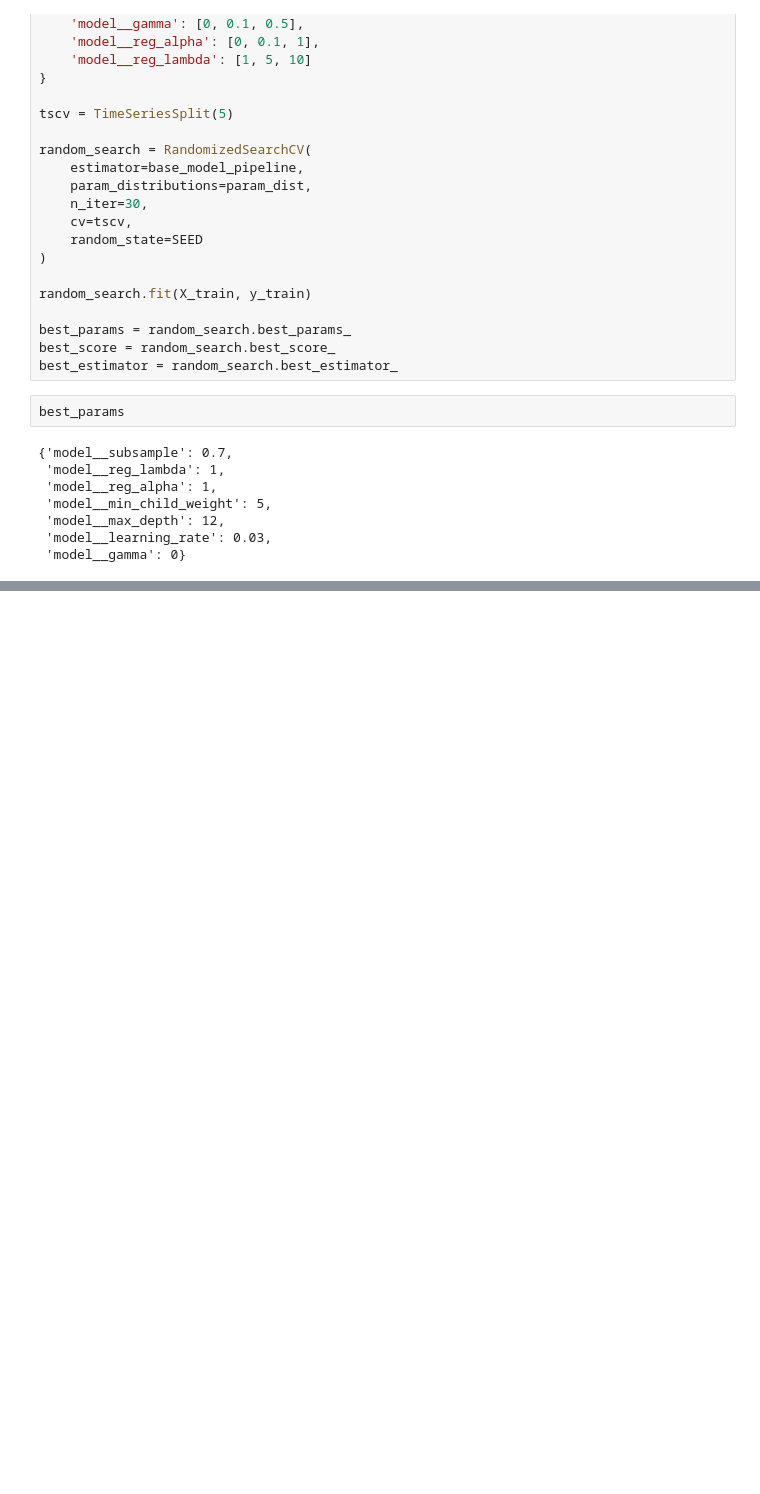
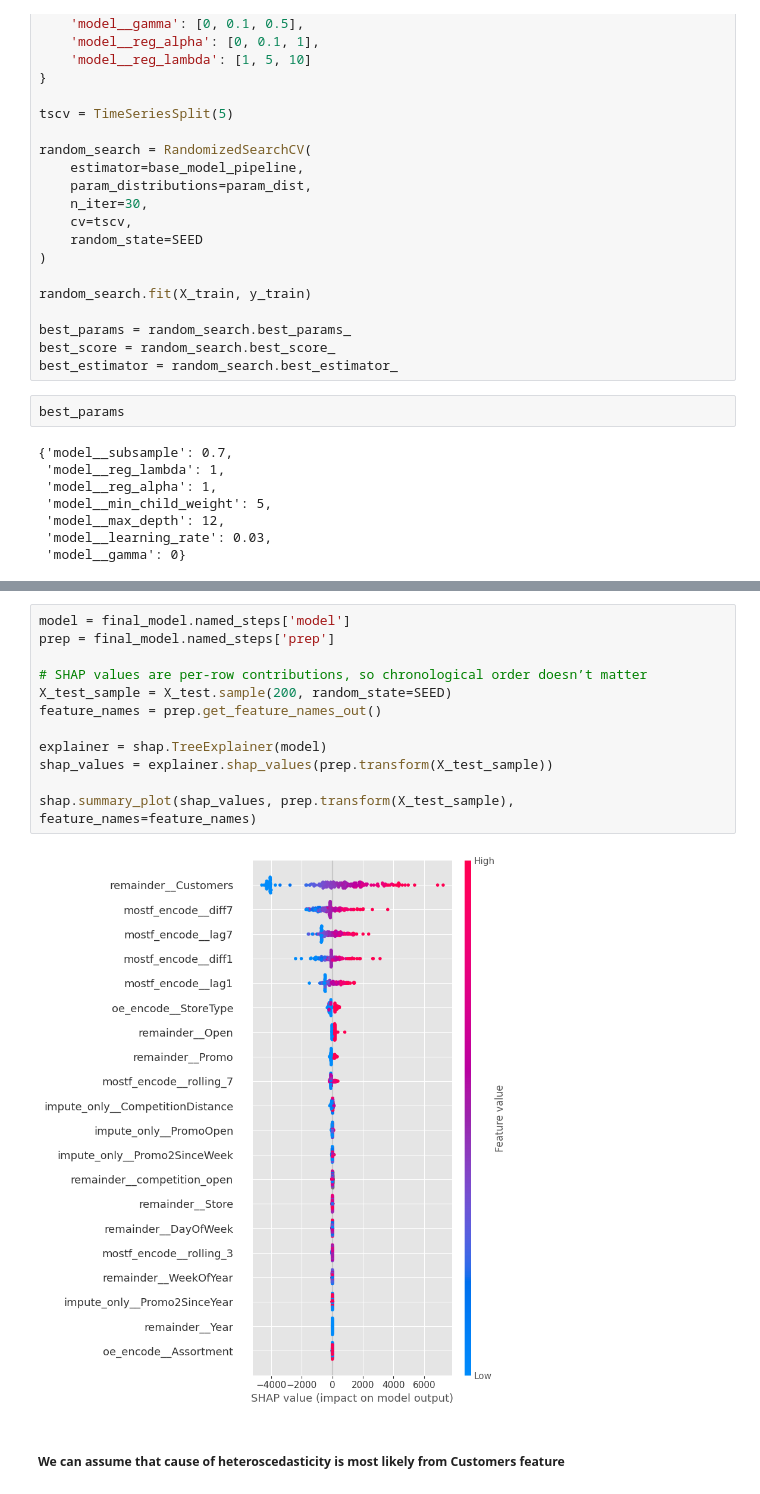
Before and after one commit to martin-har/rossman-repo, a Jupyter notebook: rossman-proj.ipynb, the cells around one changed output, grey strips where cells are left out. Saved outputs shown, nothing was run; the diff lists cells and outputs as text; blank space fills up the shorter version.

```diff
--- a/rossman-proj.ipynb
+++ b/rossman-proj.ipynb
@@ -727,0 +734,16 @@ joblib.dump(best_estimator, 'tuned_model.pkl')
+# %%
+model = final_model.named_steps['model']
+prep = final_model.named_steps['prep']
+
+# SHAP values are per-row contributions, so chronological order doesn’t matter
+X_test_sample = X_test.sample(200, random_state=SEED)
+feature_names = prep.get_feature_names_out()
+
+explainer = shap.TreeExplainer(model)
+shap_values = explainer.shap_values(prep.transform(X_test_sample))
+
+shap.summary_plot(shap_values, prep.transform(X_test_sample), feature_names=feature_names)
+# %% [output]
+[figure, added]
+# %% [markdown]
+##### We can assume that cause of heteroscedasticity is most likely from Customers feature
```
Also changed, not shown: parts of 9 cells of this notebook.
